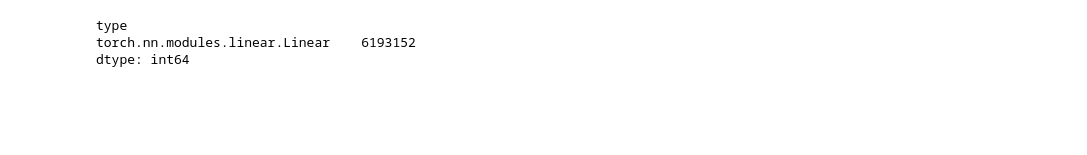
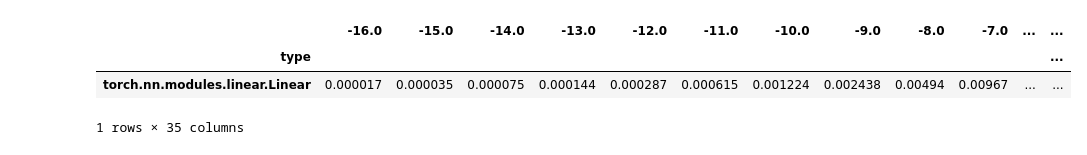
Before and after one commit to graphcore-research/track-and-visualize, a Jupyter notebook: notebooks/data-exploration.ipynb, the cells around one changed output. Saved outputs shown, nothing was run; the diff lists cells and outputs as text; code cells hidden in the pictures; blank space fills up the shorter version.

```diff
--- a/notebooks/data-exploration.ipynb
+++ b/notebooks/data-exploration.ipynb
@@ -81,6 +247,7 @@ temp =df.query("@df.metadata.name.str.contains('.attention.wk$')").pipe(
 # %%
-temp.exponent_count.sum(axis=1)
+temp.exponent_count / temp.exponent_count.sum(axis=1).item()
 # %% [output]
+|  | -16.0 | -15.0 | -14.0 | -13.0 | -12.0 | -11.0 | -10.0 | -9.0 | -8.0 | -7.0 | ... | ... |
+| type |  |  |  |  |  |  |  |  |  |  |  | ... |
+| torch.nn.modules.linear.Linear | 0.000017 | 0.000035 | 0.000075 | 0.000144 | 0.000287 | 0.000615 | 0.001224 | 0.002438 | 0.00494 | 0.00967 | ... | ... |
-type
-torch.nn.modules.linear.Linear    6193152
-dtype: int64
+1 rows × 35 columns
```
Also changed, not shown: parts of 12 cells of this notebook, 3 other files.
